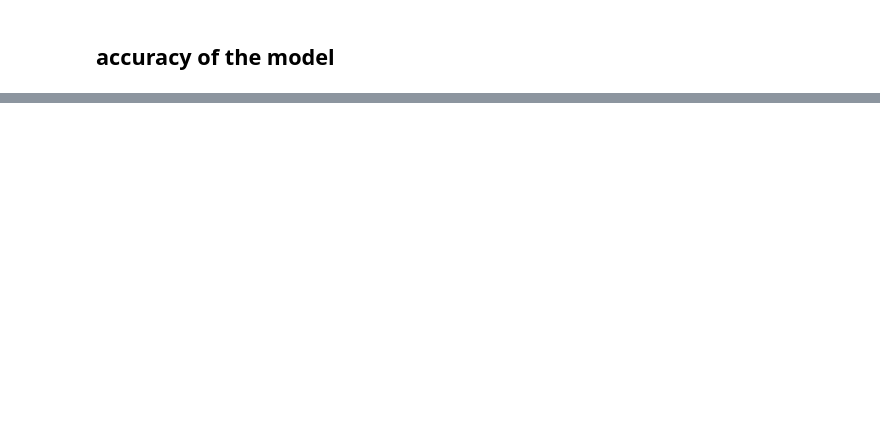
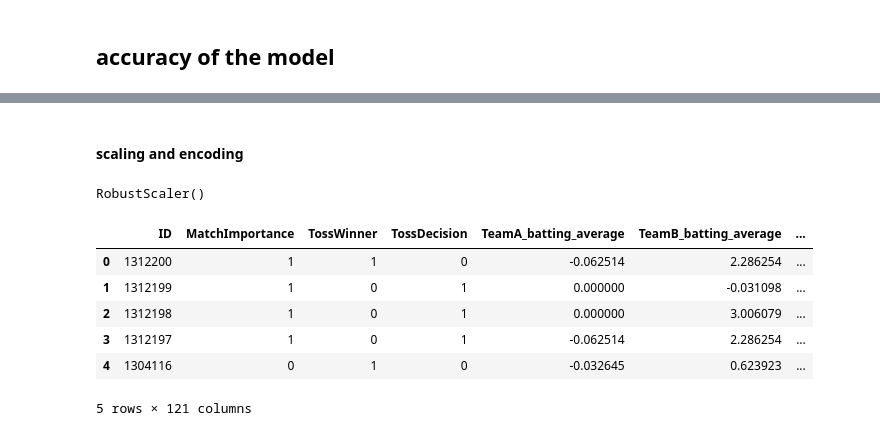
Before and after one commit to patrickevans29/ipl_prediction_model, a Jupyter notebook: notebooks/XGboost_model.ipynb, the cells around one changed output, grey strips where cells are left out. Saved outputs shown, nothing was run; the diff lists cells and outputs as text; code cells hidden in the pictures; blank space fills up the shorter version.

```diff
--- a/notebooks/XGboost_model.ipynb
+++ b/notebooks/XGboost_model.ipynb
@@ -200,0 +376,24 @@ accuracy
+# %% [markdown]
+#### scaling and encoding
+# %%
+columns_scaler = ['TeamA_batting_average', 'TeamB_batting_average']
+# %%
+# Robust Scaler
+scaler = RobustScaler()
+# %%
+# fit
+scaler.fit(df_encoded[columns_scaler])
+# %% [output]
+RobustScaler()
+# %%
+df_encoded[columns_scaler] = scaler.transform(df_encoded[columns_scaler])
+# %%
+df_encoded.head(5)
+# %% [output]
+|  | ID | MatchImportance | TossWinner | TossDecision | TeamA_batting_average | TeamB_batting_average | ... |
+| 0 | 1312200 | 1 | 1 | 0 | -0.062514 | 2.286254 | ... |
+| 1 | 1312199 | 1 | 0 | 1 | 0.000000 | -0.031098 | ... |
+| 2 | 1312198 | 1 | 0 | 1 | 0.000000 | 3.006079 | ... |
+| 3 | 1312197 | 1 | 0 | 1 | -0.062514 | 2.286254 | ... |
+| 4 | 1304116 | 0 | 1 | 0 | -0.032645 | 0.623923 | ... |
+5 rows × 121 columns
```
Also changed, not shown: parts of 73 cells of this notebook.
